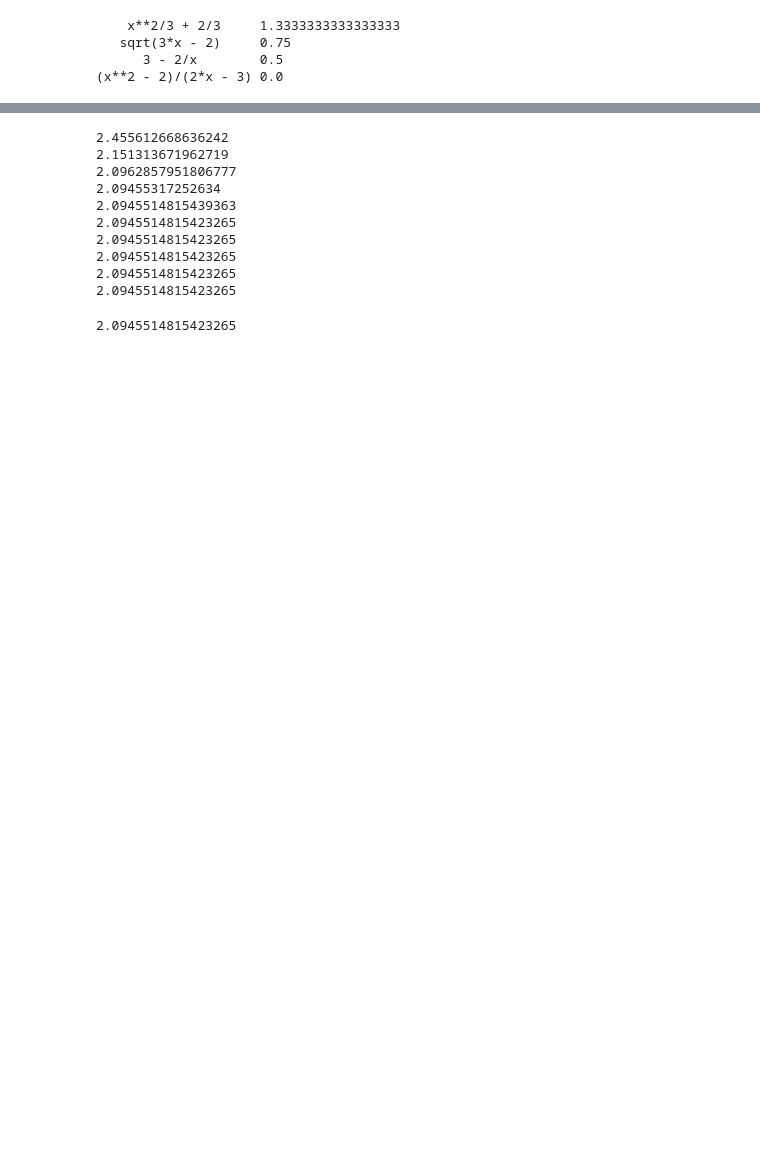
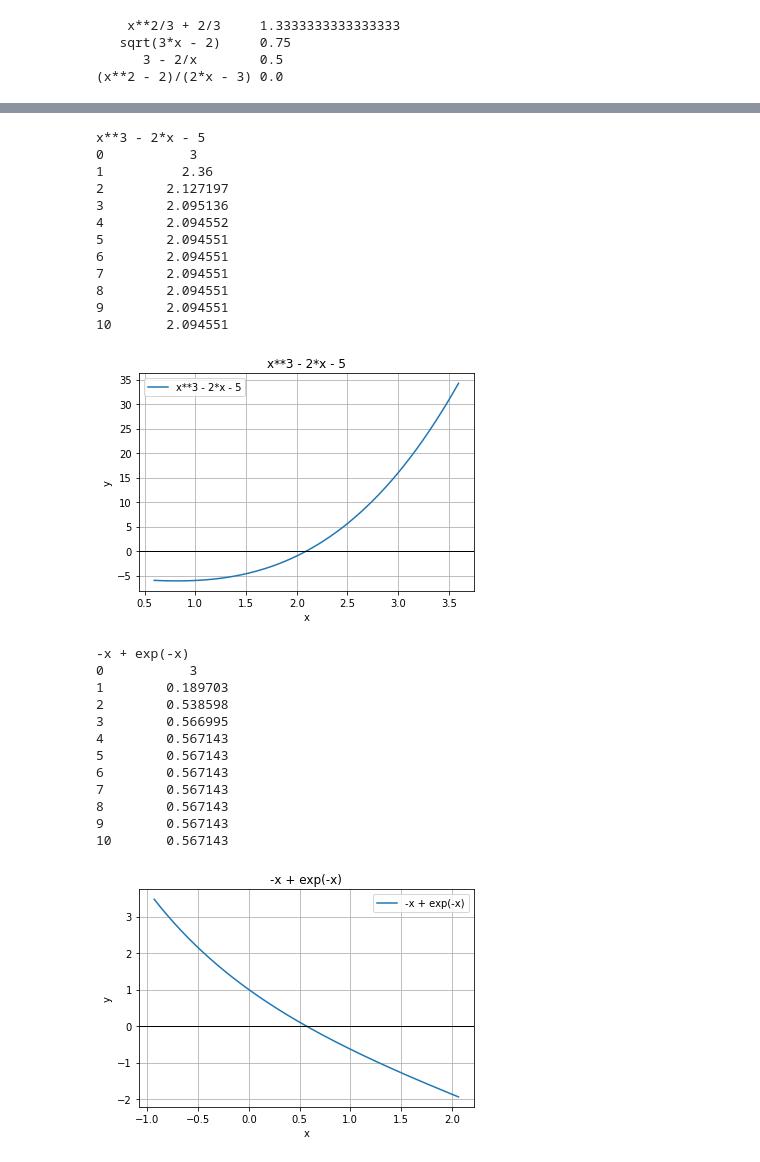
Before and after one commit to RysiekPrecikowski/MOwNiT, a Jupyter notebook: lab6.ipynb, the cells around one changed output, grey strips where cells are left out. Cells and saved outputs as stored; diff of their text form; code cells hidden in the pictures; blank space fills up the shorter version.

```diff
--- a/lab6.ipynb
+++ b/lab6.ipynb
@@ -126,34 +149,59 @@ sqrt(3*x - 2)
 # %%
-def newtons_method(f, n=10):
+def newtons_method(f, n=10, starting = 3):
     fl = lambdify(x, f)
     f_diff = diff(f, x)
     fld = lambdify(x, f_diff)
 
-    x_v = 1.51
-
-
+    x_v = starting
+    print(0, " {0:^20}".format(x_v))
     for i in range(n):
-
         x_v = x_v - fl(x_v)/fld(x_v)
-        print(x_v)
+        print("{0:^2}".format(i+1), "{0:^20}".format(round(x_v, 6)))
     return x_v
 
 fn = [
     x**3 - 2*x - 5,
     exp(-x)-x,
     x*sin(x)-1
 ]
 
-newtons_method(fn[0])
+for f_i in fn:
+    print(f_i)
+    point = newtons_method(f_i)
+
+    lf = lambdify(x, f_i)
+    offset = 1.5
+    plot_function(f_i, a=point-offset, b=point+offset, y_lim=None, show=False)
+
+    plt.title(f_i)
+    plt.axhline(linewidth=1, color='k')
+    plt.grid(True)
+    plt.show()
+    print()
 # %% [output]
-2.455612668636242
-2.151313671962719
-2.0962857951806777
-2.09455317252634
-2.0945514815439363
-2.0945514815423265
-2.0945514815423265
-2.0945514815423265
-2.0945514815423265
-2.0945514815423265
+x**3 - 2*x - 5
+0           3
+1          2.36
+2        2.127197
+3        2.095136
+4        2.094552
+5        2.094551
+6        2.094551
+7        2.094551
+8        2.094551
+9        2.094551
+10       2.094551
+[figure, added]
-2.0945514815423265
+-x + exp(-x)
+0           3
+1        0.189703
+2        0.538598
+3        0.566995
+4        0.567143
+5        0.567143
+6        0.567143
+7        0.567143
+8        0.567143
+9        0.567143
+10       0.567143
+[figure, added]
```
Also changed, not shown: parts of 11 cells of this notebook.
